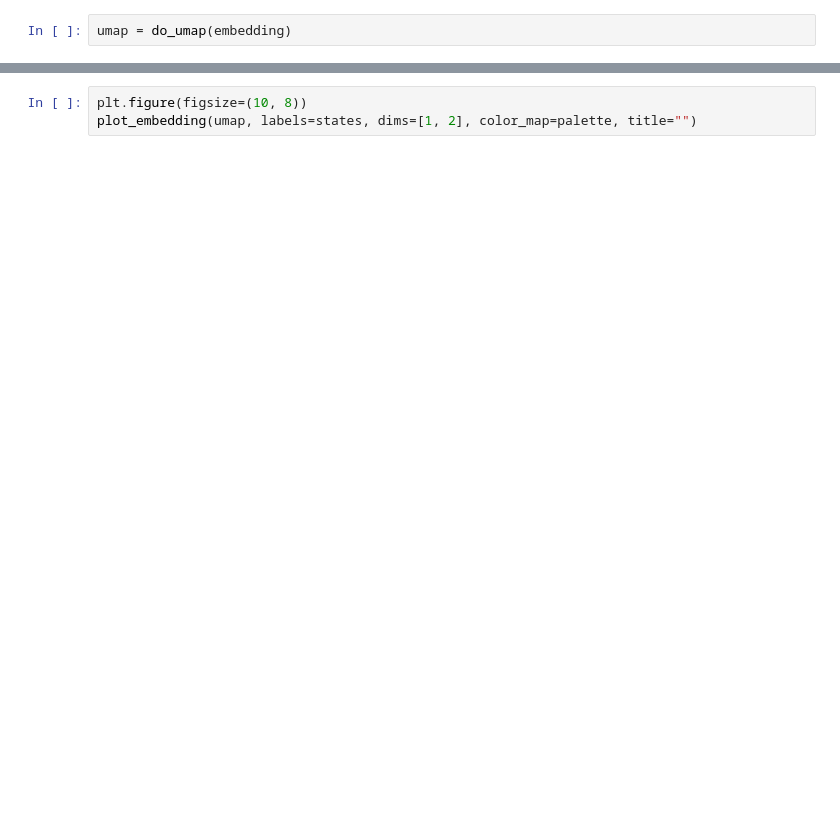
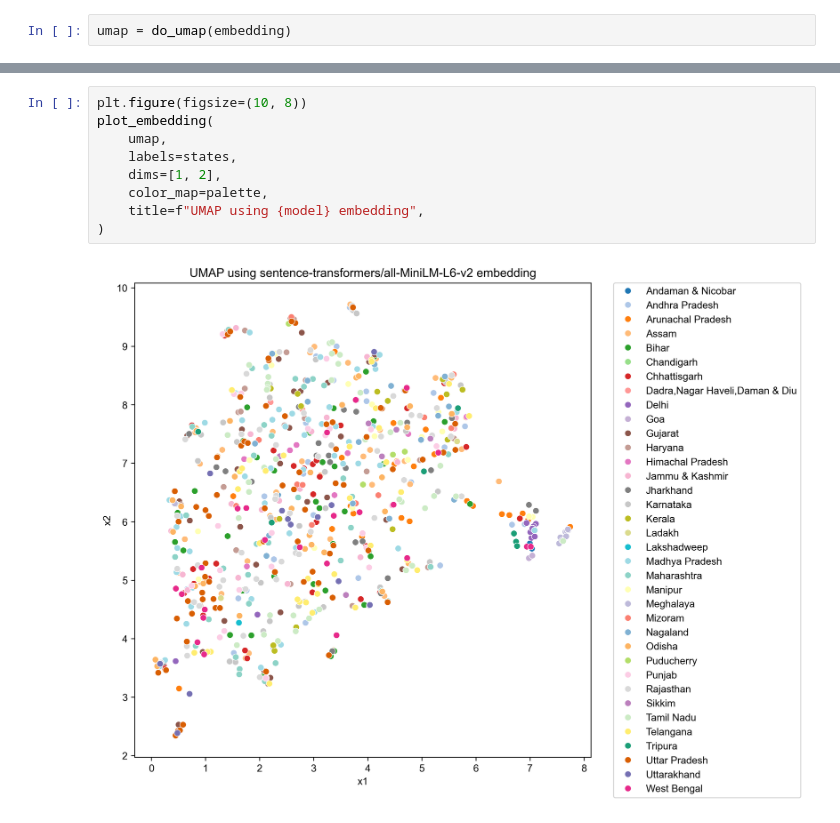
Before and after one commit to saketlab/alethia, a Jupyter notebook: notebooks/demo.ipynb, the cells around one changed output, grey strips where cells are left out. Cells and saved outputs as stored; diff of their text form; blank space fills up the shorter version.

```diff
--- a/notebooks/demo.ipynb
+++ b/notebooks/demo.ipynb
@@ -122,3 +363,11 @@ plot_embedding(
 # %%
 plt.figure(figsize=(10, 8))
-plot_embedding(umap, labels=states, dims=[1, 2], color_map=palette, title="")
+plot_embedding(
+    umap,
+    labels=states,
+    dims=[1, 2],
+    color_map=palette,
+    title=f"UMAP using {model} embedding",
+)
+# %% [output]
+[figure, added]
```
Also changed, not shown: parts of 33 cells of this notebook, 3 other files.
